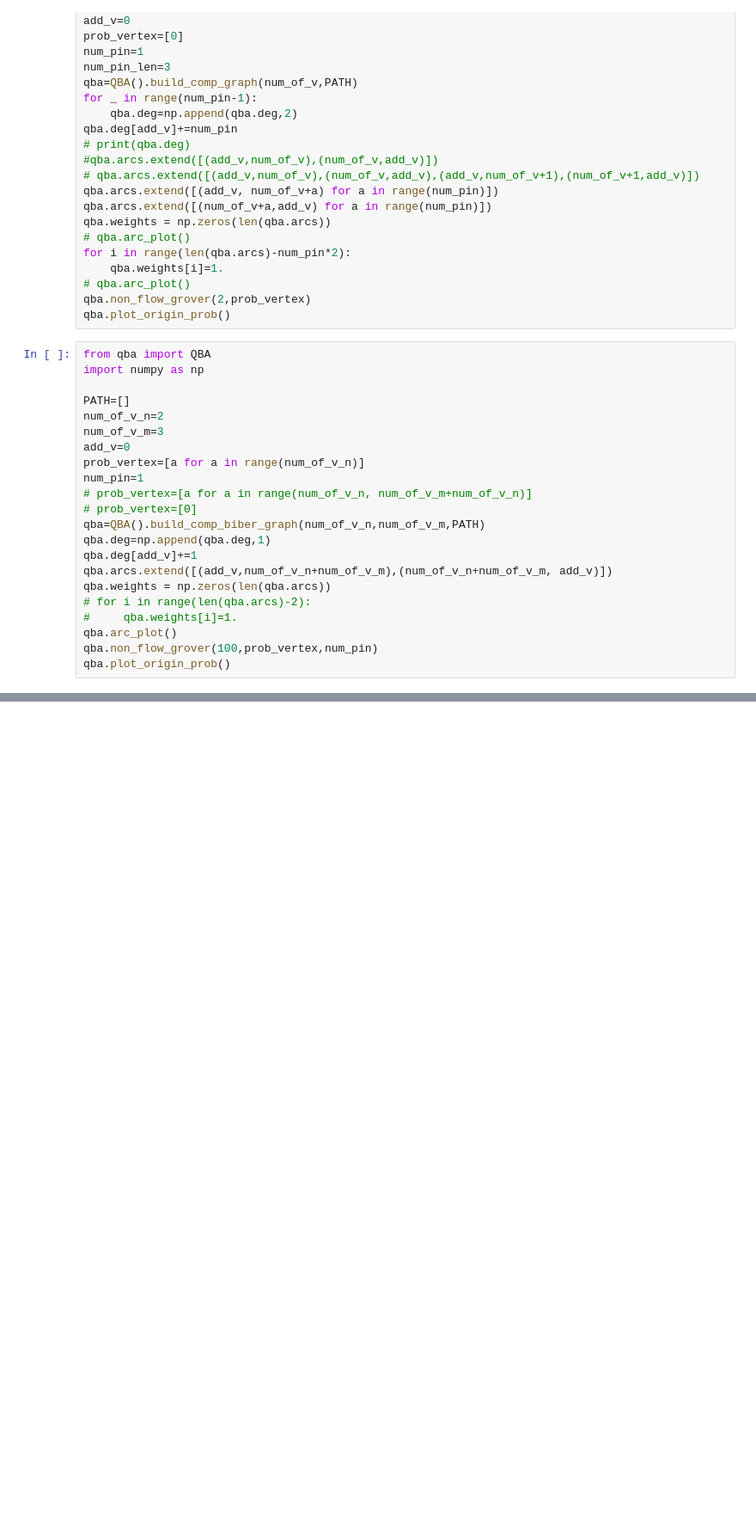
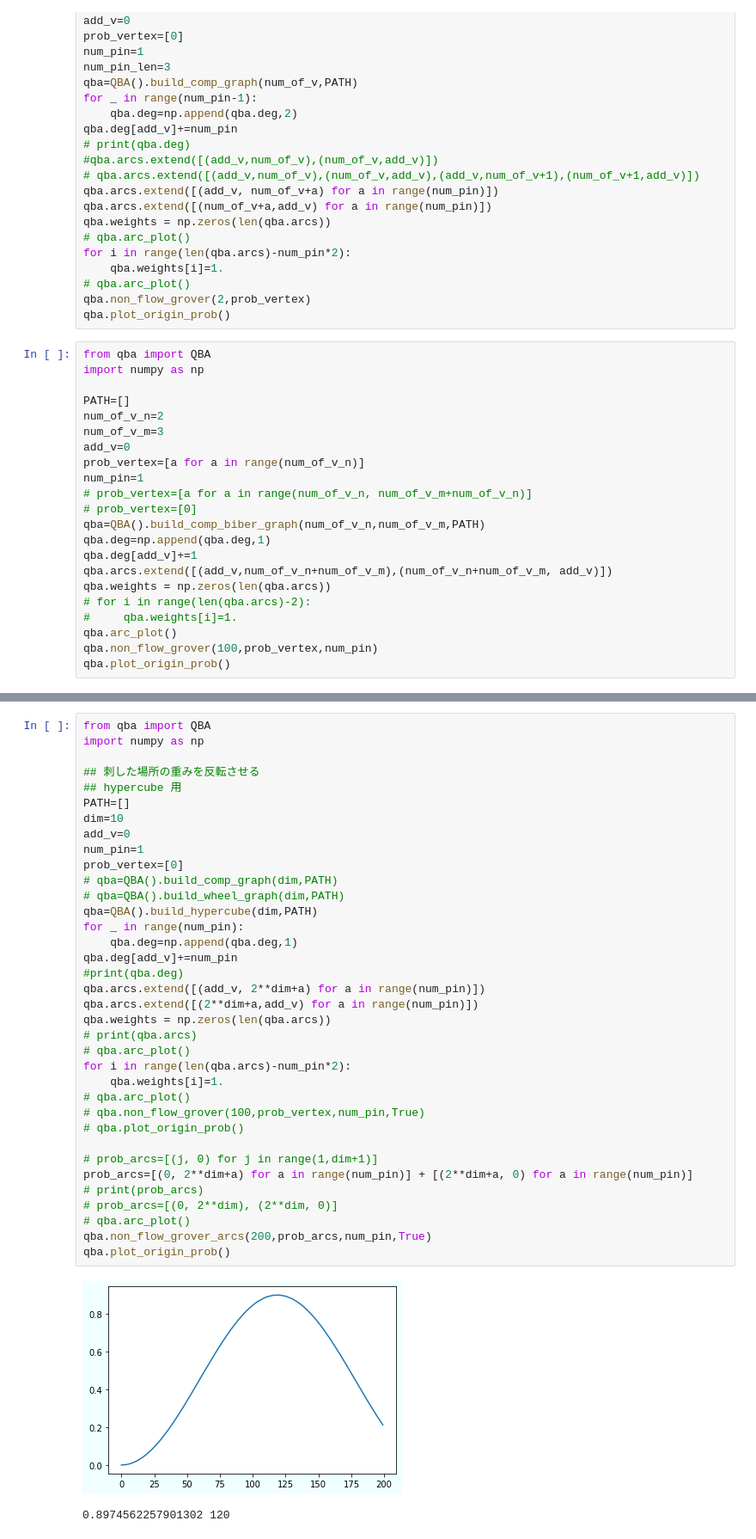
Before and after one commit to Tshou1219/qba, a Jupyter notebook: main.ipynb, the cells around one changed output, grey strips where cells are left out. Shown at 86% size. Saved outputs shown, nothing was run; the diff lists cells and outputs as text; blank space fills up the shorter version.

```diff
--- a/main.ipynb
+++ b/main.ipynb
@@ -264,0 +360,39 @@ qba.plot_origin_prob()
+# %%
+from qba import QBA
+import numpy as np
+
+## 刺した場所の重みを反転させる
+## hypercube 用
+PATH=[]
+dim=10
+add_v=0
+num_pin=1
+prob_vertex=[0]
+# qba=QBA().build_comp_graph(dim,PATH)
+# qba=QBA().build_wheel_graph(dim,PATH)
+qba=QBA().build_hypercube(dim,PATH)
+for _ in range(num_pin):
+    qba.deg=np.append(qba.deg,1)
+qba.deg[add_v]+=num_pin
+#print(qba.deg)
+qba.arcs.extend([(add_v, 2**dim+a) for a in range(num_pin)])
+qba.arcs.extend([(2**dim+a,add_v) for a in range(num_pin)])
+qba.weights = np.zeros(len(qba.arcs))
+# print(qba.arcs)
+# qba.arc_plot()
+for i in range(len(qba.arcs)-num_pin*2):
+    qba.weights[i]=1.
+# qba.arc_plot()
+# qba.non_flow_grover(100,prob_vertex,num_pin,True)
+# qba.plot_origin_prob()
+
+# prob_arcs=[(j, 0) for j in range(1,dim+1)]
+prob_arcs=[(0, 2**dim+a) for a in range(num_pin)] + [(2**dim+a, 0) for a in range(num_pin)]
+# print(prob_arcs)
+# prob_arcs=[(0, 2**dim), (2**dim, 0)]
+# qba.arc_plot()
+qba.non_flow_grover_arcs(200,prob_arcs,num_pin,True)
+qba.plot_origin_prob()
+# %% [output]
+[figure, added]
+0.8974562257901302 120
```
Also changed, not shown: parts of 16 cells of this notebook, 1 other file.
